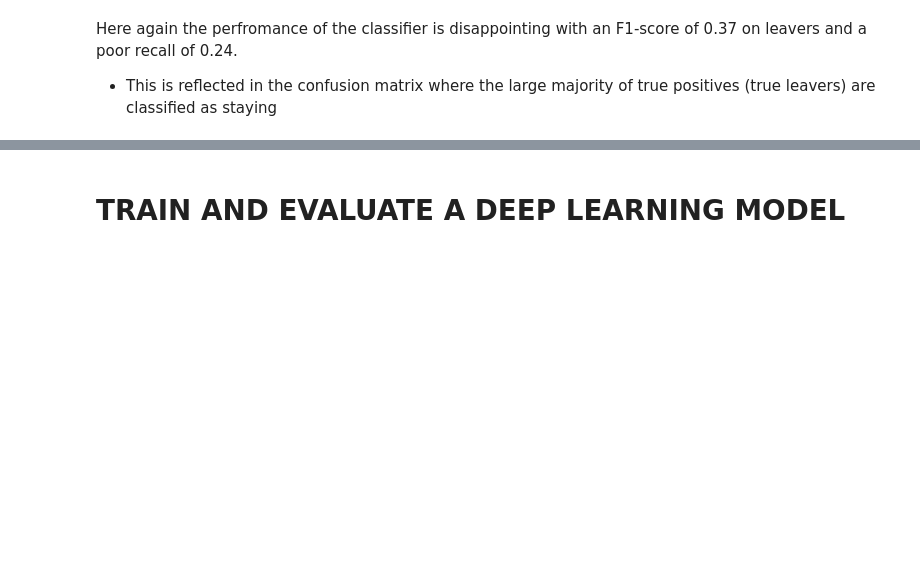
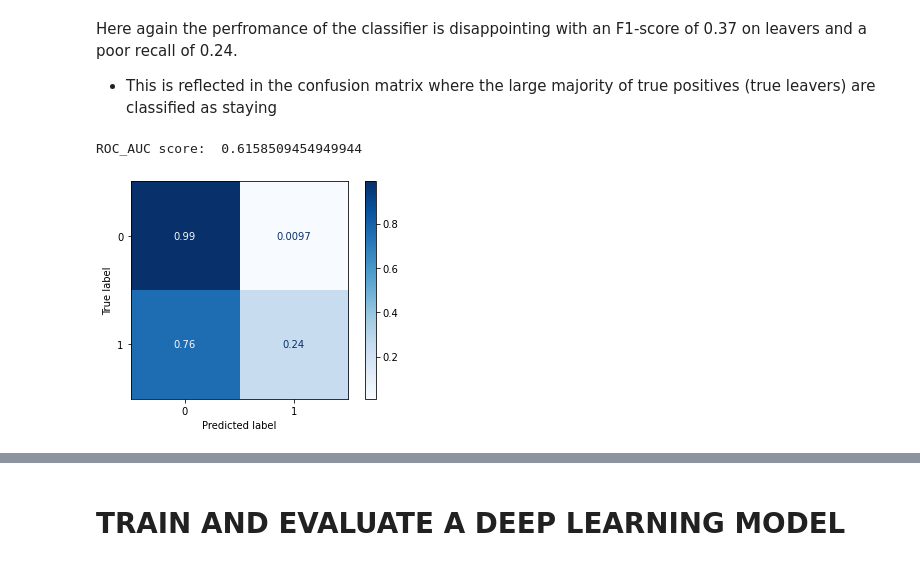
Before and after one commit to LaurentVeyssier/HR-analytics-Identify-Employees-likely-to-quit-with-ML-Classification-Models, a Jupyter notebook: Human_Resources_Department_Attrition_Detection.ipynb, the cells around one changed output, grey strips where cells are left out. Saved outputs shown, nothing was run; the diff lists cells and outputs as text; code cells hidden in the pictures; blank space fills up the shorter version.

```diff
--- a/Human_Resources_Department_Attrition_Detection.ipynb
+++ b/Human_Resources_Department_Attrition_Detection.ipynb
@@ -685,3 +716,10 @@ weighted avg       0.87      0.87      0.84       368
 # %% [markdown]
 Here again the perfromance of the classifier is disappointing with an F1-score of 0.37 on leavers and a poor recall of 0.24.
 - This is reflected in the confusion matrix where the large majority of true positives (true leavers) are classified as staying
+# %%
+# Plotting confusion matrix
+from sklearn.metrics import plot_confusion_matrix
+plot_confusion_matrix(rfm, x_test, y_test, normalize="true", cmap="Blues")
+# %% [output]
+ROC_AUC score:  0.6158509454949944
+[figure, added]
```
Also changed, not shown: parts of 21 cells of this notebook.
